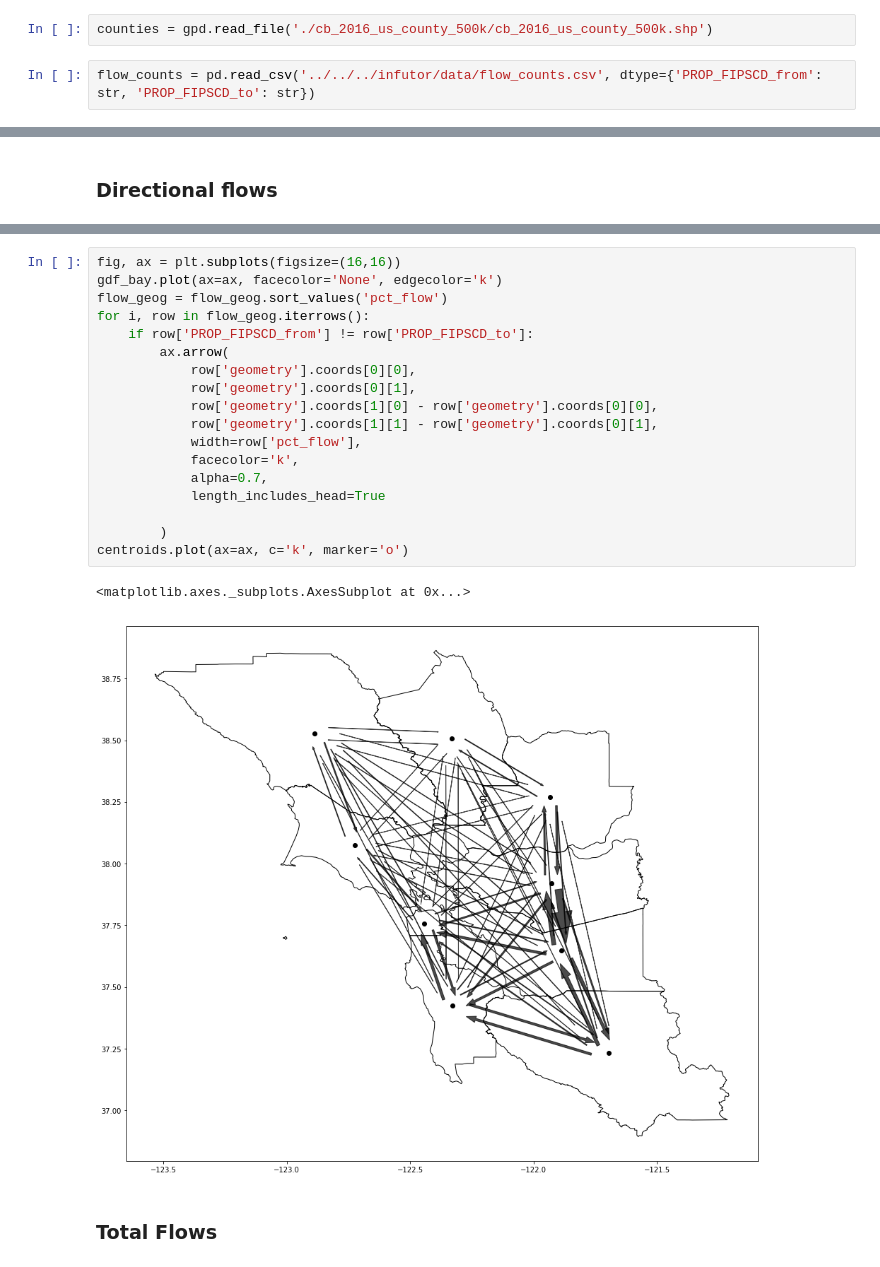
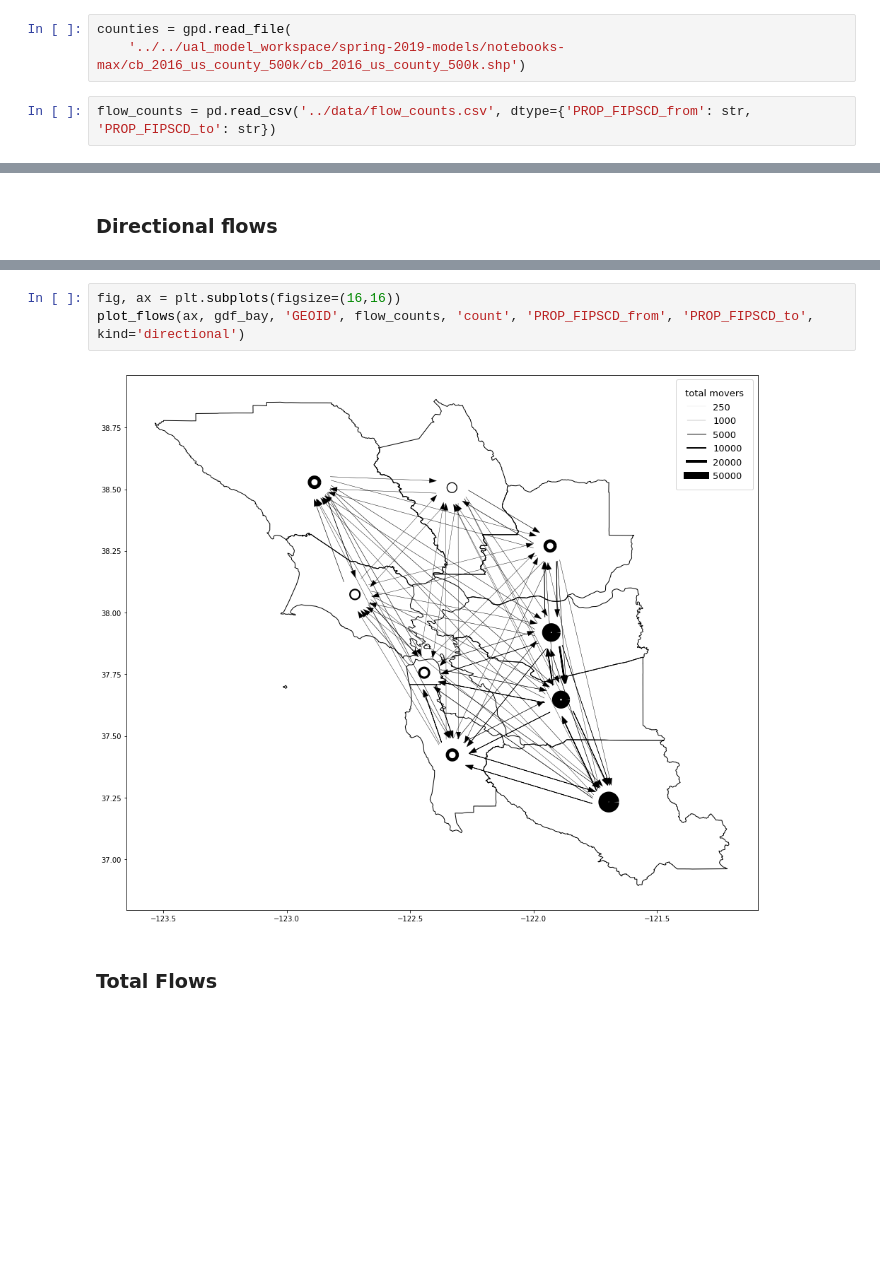
Before and after one commit to mxndrwgrdnr/infutor_wip, a Jupyter notebook: notebooks/relocation_flow_viz.ipynb, the cells around one changed output, grey strips where cells are left out. Drawn from its saved outputs; the diff is of its cells as text; blank space fills up the shorter version.

```diff
--- a/notebooks/relocation_flow_viz.ipynb
+++ b/notebooks/relocation_flow_viz.ipynb
@@ -12,9 +14,10 @@ from matplotlib.collections import LineCollection
 # %% [markdown]
 ### Load data
 # %%
-counties = gpd.read_file('./cb_2016_us_county_500k/cb_2016_us_county_500k.shp')
+counties = gpd.read_file(
+    '../../ual_model_workspace/spring-2019-models/notebooks-max/cb_2016_us_county_500k/cb_2016_us_county_500k.shp')
 # %%
-flow_counts = pd.read_csv('../../../infutor/data/flow_counts.csv', dtype={'PROP_FIPSCD_from': str, 'PROP_FIPSCD_to': str})
+flow_counts = pd.read_csv('../data/flow_counts.csv', dtype={'PROP_FIPSCD_from': str, 'PROP_FIPSCD_to': str})
 # %% [markdown]
 ### Create Bay Area Geoms
 # %% [markdown]
@@ -80,23 +41,7 @@ flow_geog.plot(linewidth=np.sqrt(flow_geog['pct_flow'])*20, ax=ax, edgecolor='k'
-# %%
-fig, ax = plt.subplots(figsize=(16,16))
-gdf_bay.plot(ax=ax, facecolor='None', edgecolor='k')
-flow_geog = flow_geog.sort_values('pct_flow')
-for i, row in flow_geog.iterrows():
-    if row['PROP_FIPSCD_from'] != row['PROP_FIPSCD_to']:
-        ax.arrow(
-            row['geometry'].coords[0][0],
-            row['geometry'].coords[0][1],
-            row['geometry'].coords[1][0] - row['geometry'].coords[0][0],
-            row['geometry'].coords[1][1] - row['geometry'].coords[0][1],
-            width=row['pct_flow'],
-            facecolor='k',
-            alpha=0.7,
-            length_includes_head=True
-
-        )
-centroids.plot(ax=ax, c='k', marker='o')
-# %% [output]
-<matplotlib.axes._subplots.AxesSubplot at 0x...>
-[figure, removed]
+# %%
+fig, ax = plt.subplots(figsize=(16,16))
+plot_flows(ax, gdf_bay, 'GEOID', flow_counts, 'count', 'PROP_FIPSCD_from', 'PROP_FIPSCD_to', kind='directional')
+# %% [output]
+[figure, added]
 # %% [markdown]
 ### Total Flows
```
Also changed, not shown: parts of 34 cells of this notebook, 1 other file.
